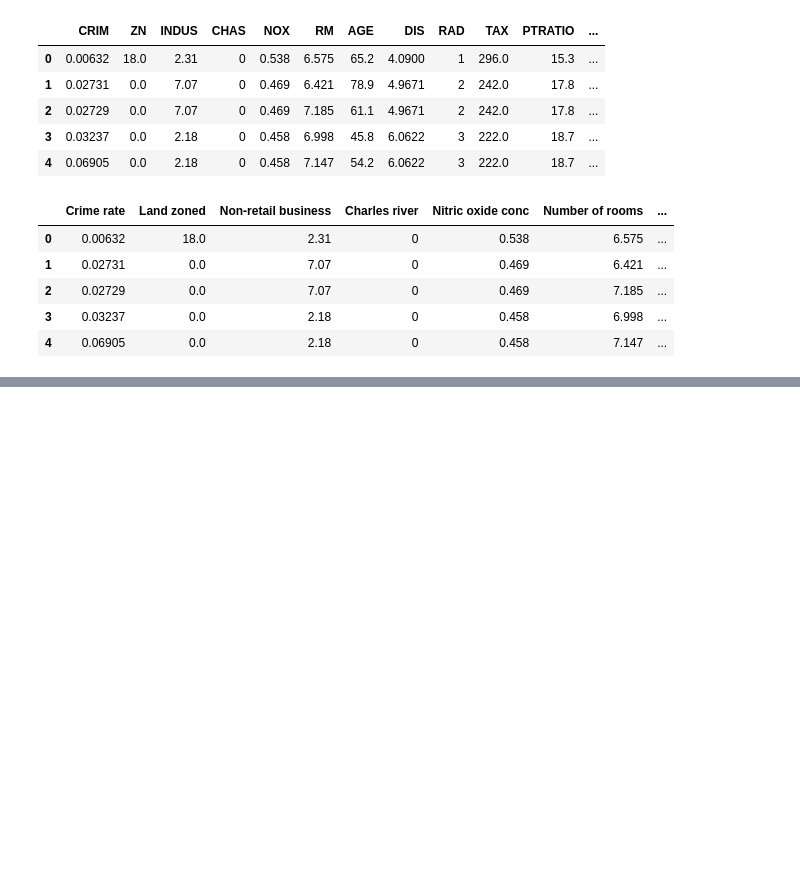
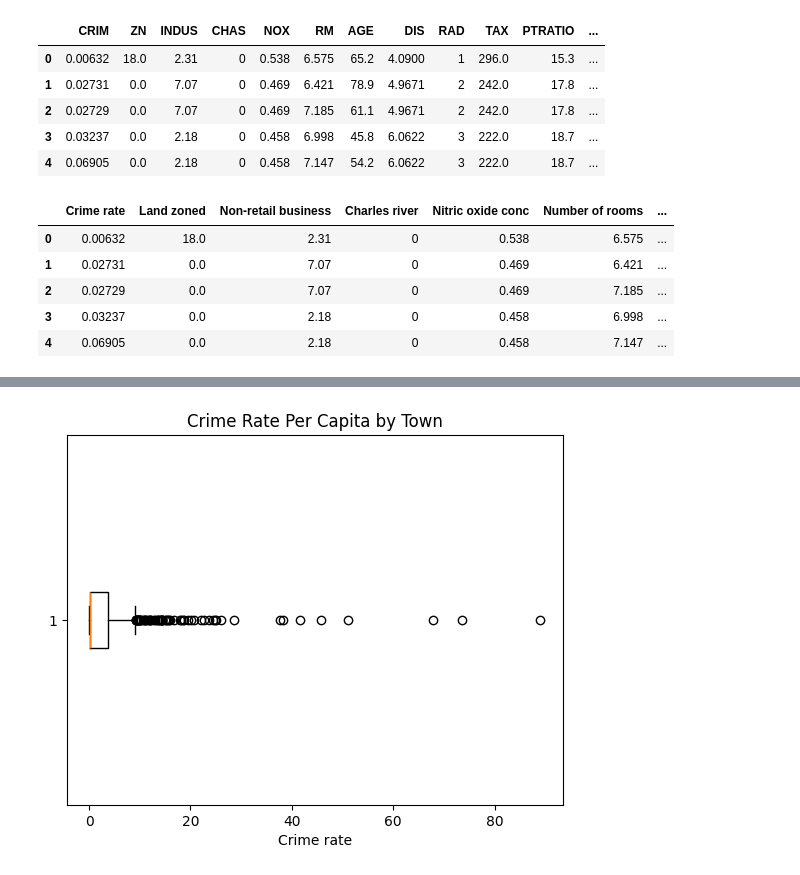
Before and after one commit to pabrokim/Boston-House-Prices, a Jupyter notebook: boston.ipynb, the cells around one changed output, grey strips where cells are left out. Saved outputs shown, nothing was run; the diff lists cells and outputs as text; code cells hidden in the pictures; blank space fills up the shorter version.

```diff
--- a/boston.ipynb
+++ b/boston.ipynb
@@ -51,0 +72,6 @@ df.head()
+# %%
+fig=plt.boxplot(df["Crime rate"], vert=False)
+plt.xlabel("Crime rate")
+plt.title("Crime Rate Per Capita by Town");
+# %% [output]
+[figure, added]
```
Also changed, not shown: parts of 2 cells of this notebook.
